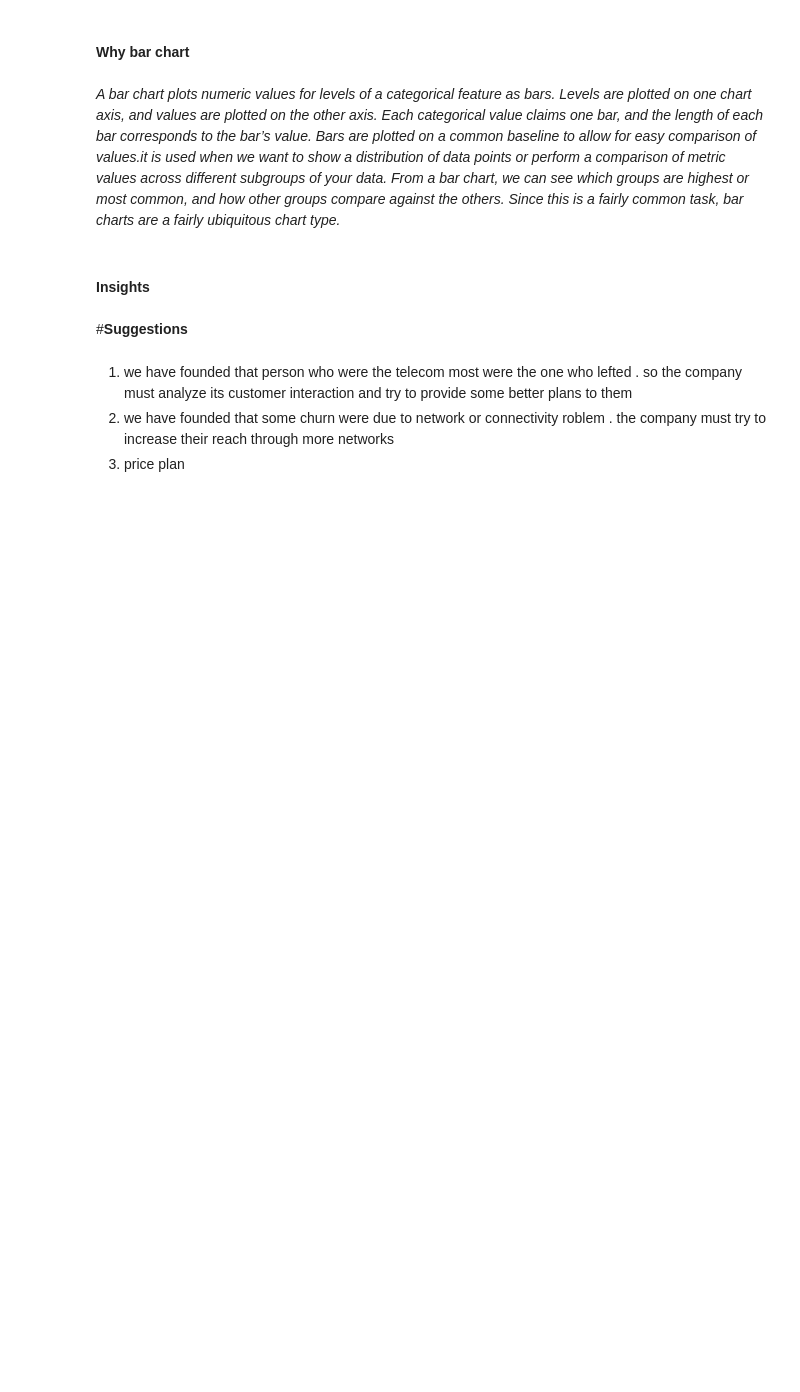
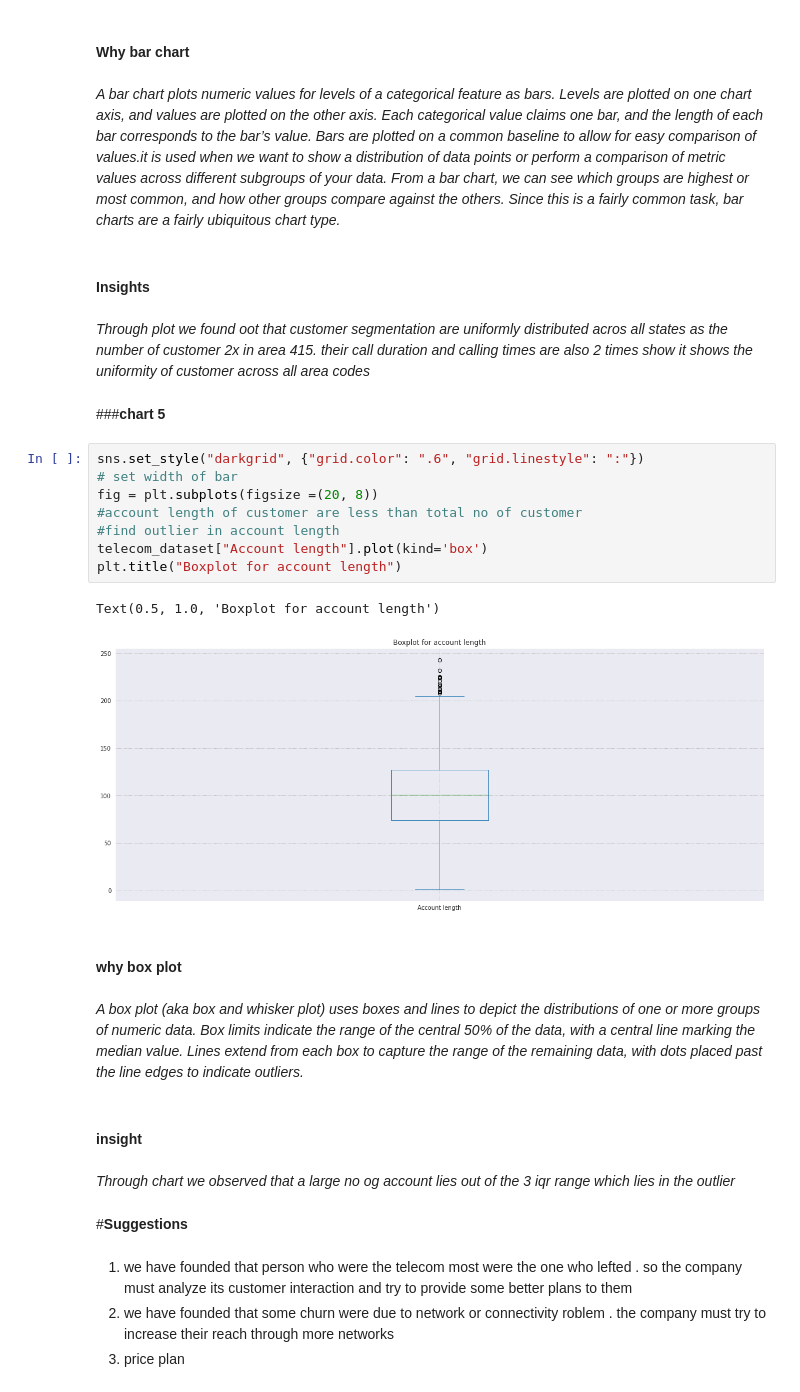
Before and after one commit to surya81/myproject, a Jupyter notebook: Telecom_Churn_Analysis.ipynb, the cells around one changed output. Drawn from its saved outputs; the diff is of its cells as text; blank space fills up the shorter version.

```diff
--- a/Telecom_Churn_Analysis.ipynb
+++ b/Telecom_Churn_Analysis.ipynb
@@ -650,6 +653,29 @@ plt.show()
 *A bar chart plots numeric values for levels of a categorical feature as bars. Levels are plotted on one chart axis, and values are plotted on the other axis. Each categorical value claims one bar, and the length of each bar corresponds to the bar’s value. Bars are plotted on a common baseline to allow for easy comparison of values.it is used when we want to show a distribution of data points or perform a comparison of metric values across different subgroups of your data. From a bar chart, we can see which groups are highest or most common, and how other groups compare against the others. Since this is a fairly common task, bar charts are a fairly ubiquitous chart type.*
 # %% [markdown]
 #### **Insights**
+# %% [markdown]
+*Through plot we found oot that customer segmentation are uniformly distributed acros all states as the number of customer 2x in area 415. their call duration and calling times are also 2 times show it shows the uniformity of customer across all area codes*
+# %% [markdown]
+###**chart 5**
+# %%
+sns.set_style("darkgrid", {"grid.color": ".6", "grid.linestyle": ":"})
+# set width of bar
+fig = plt.subplots(figsize =(20, 8))
+#account length of customer are less than total no of customer
+#find outlier in account length
+telecom_dataset["Account length"].plot(kind='box')
+plt.title("Boxplot for account length")
+# %% [output]
+Text(0.5, 1.0, 'Boxplot for account length')
+[figure, added]
+# %% [markdown]
+#### **why box plot**
+# %% [markdown]
+*A box plot (aka box and whisker plot) uses boxes and lines to depict the distributions of one or more groups of numeric data. Box limits indicate the range of the central 50% of the data, with a central line marking the median value. Lines extend from each box to capture the range of the remaining data, with dots placed past the line edges to indicate outliers.*
+# %% [markdown]
+#### **insight**
+# %% [markdown]
+*Through chart we observed that a large no og account lies out of the 3 iqr range  which lies in the outlier*
 # %% [markdown]
 #**Suggestions**
 # %% [markdown]
```
Also changed, not shown: parts of 2 cells of this notebook.
